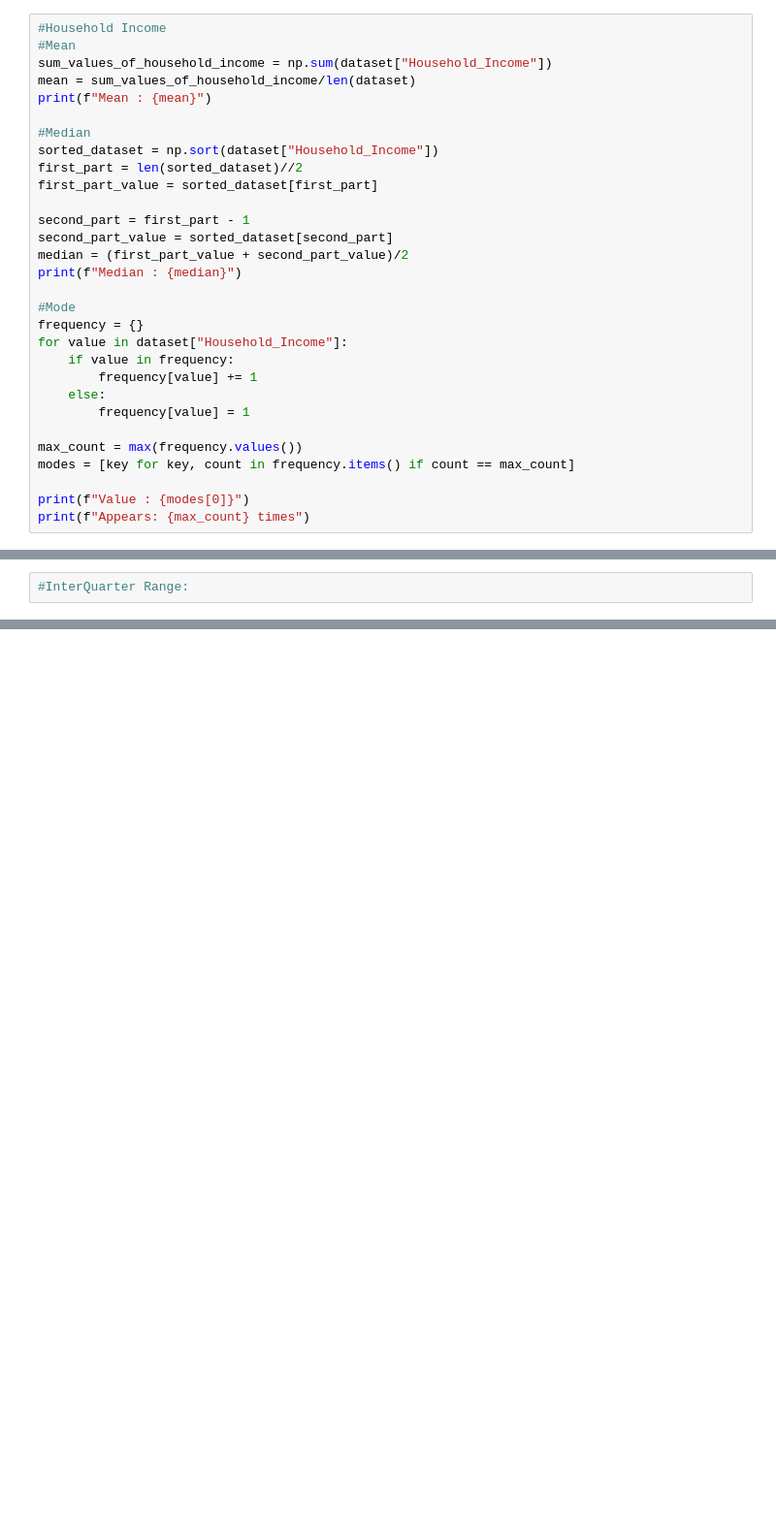
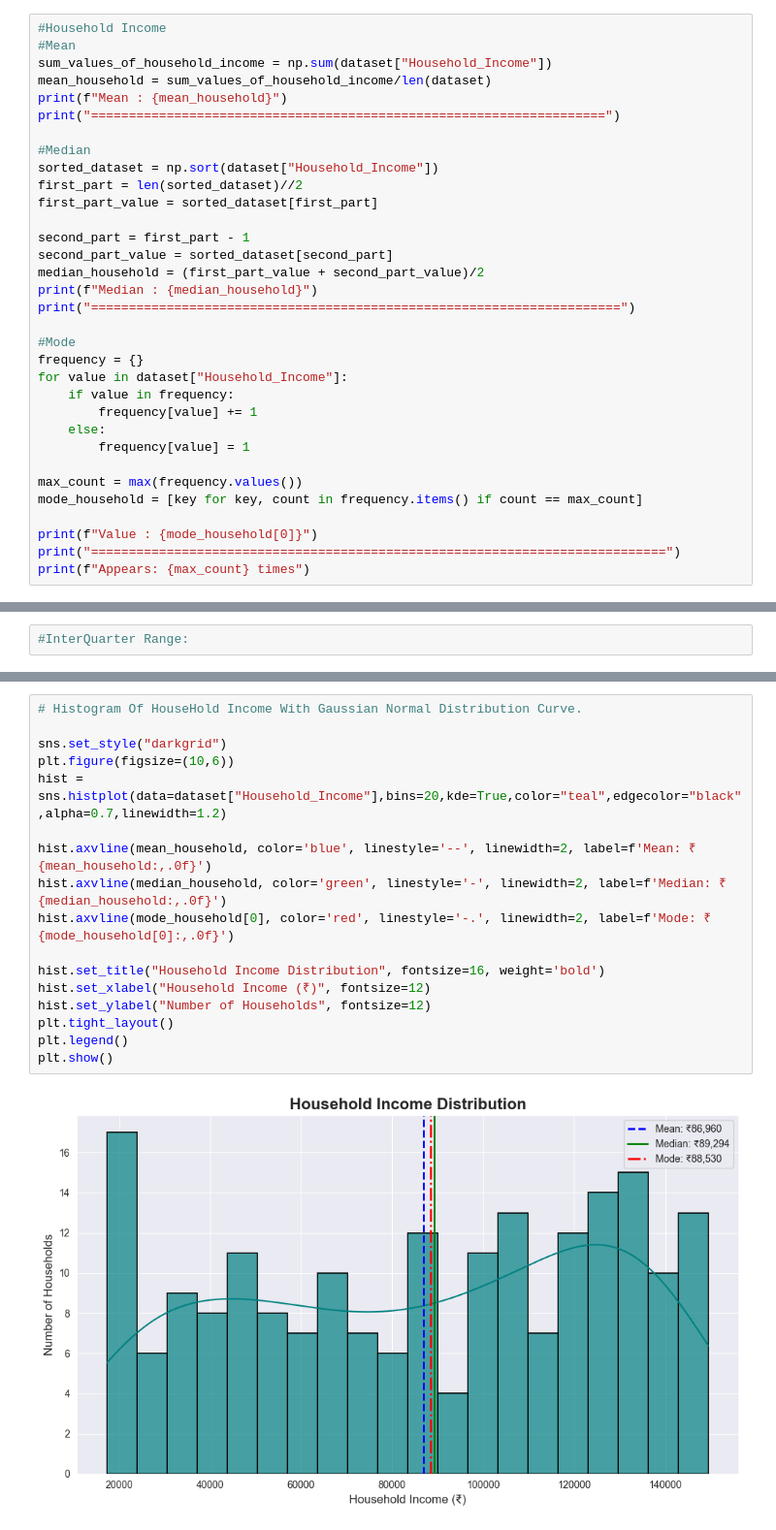
Before and after one commit to Namyashah/DescriptiveBooster_Mathematics_Stats, a Jupyter notebook: IncomeDistribution.ipynb, the cells around one changed output, grey strips where cells are left out. Shown: that part at 97% size. Cells and saved outputs as stored; diff of their text form; blank space fills up the shorter version.

```diff
--- a/IncomeDistribution.ipynb
+++ b/IncomeDistribution.ipynb
@@ -56,8 +58,9 @@ Conclusion : Hence All The Columns Are Classified as which Are Categorical And W
 #Household Income
 #Mean
 sum_values_of_household_income = np.sum(dataset["Household_Income"])
-mean = sum_values_of_household_income/len(dataset)
-print(f"Mean : {mean}")
+mean_household = sum_values_of_household_income/len(dataset)
+print(f"Mean : {mean_household}")
+print("====================================================================")
 
 #Median
 sorted_dataset = np.sort(dataset["Household_Income"])
@@ -66,8 +69,9 @@ first_part_value = sorted_dataset[first_part]
 
 second_part = first_part - 1
 second_part_value = sorted_dataset[second_part]
-median = (first_part_value + second_part_value)/2
-print(f"Median : {median}")
+median_household = (first_part_value + second_part_value)/2
+print(f"Median : {median_household}")
+print("======================================================================")
 
 #Mode
 frequency = {}
@@ -78,9 +82,10 @@ for value in dataset["Household_Income"]:
         frequency[value] = 1
 
 max_count = max(frequency.values())
-modes = [key for key, count in frequency.items() if count == max_count]
+mode_household = [key for key, count in frequency.items() if count == max_count]
 
-print(f"Value : {modes[0]}")
+print(f"Value : {mode_household[0]}")
+print("============================================================================")
 print(f"Appears: {max_count} times")
 # %% [output]
 Mean : 86959.77
@@ -180,0 +204,19 @@ Standard Deviation : 40810.19163832854
+# %%
+# Histogram Of HouseHold Income With Gaussian Normal Distribution Curve.
+
+sns.set_style("darkgrid")
+plt.figure(figsize=(10,6))
+hist = sns.histplot(data=dataset["Household_Income"],bins=20,kde=True,color="teal",edgecolor="black",alpha=0.7,linewidth=1.2)
+
+hist.axvline(mean_household, color='blue', linestyle='--', linewidth=2, label=f'Mean: ₹{mean_household:,.0f}')
+hist.axvline(median_household, color='green', linestyle='-', linewidth=2, label=f'Median: ₹{median_household:,.0f}')
+hist.axvline(mode_household[0], color='red', linestyle='-.', linewidth=2, label=f'Mode: ₹{mode_household[0]:,.0f}')
+
+hist.set_title("Household Income Distribution", fontsize=16, weight='bold')
+hist.set_xlabel("Household Income (₹)", fontsize=12)
+hist.set_ylabel("Number of Households", fontsize=12)
+plt.tight_layout()
+plt.legend()
+plt.show()
+# %% [output]
+[figure, added]
```
Also changed, not shown: parts of 14 cells of this notebook, 3 other files.
